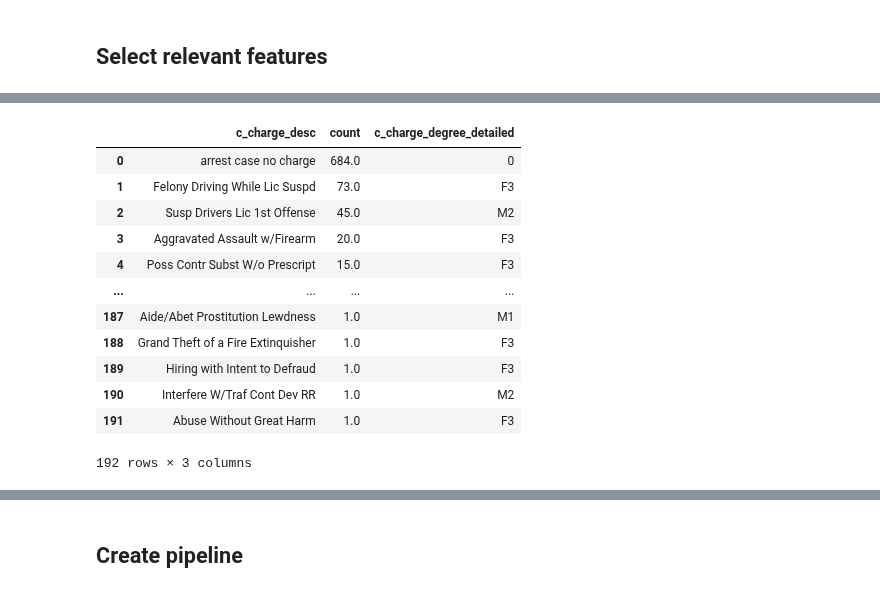
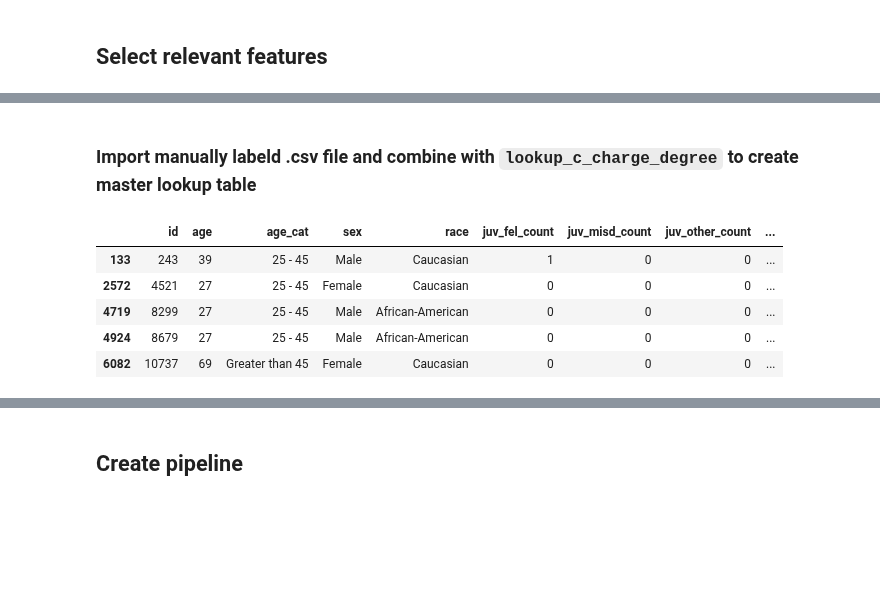
Before and after one commit to Heity94/Compas-recidivism-analysis, a Jupyter notebook: notebooks/Philipp/Logistic_Regression_Philipp.ipynb, the cells around one changed output, grey strips where cells are left out. Drawn from its saved outputs; the diff is of its cells as text; code cells hidden in the pictures; blank space fills up the shorter version.

```diff
--- a/notebooks/Philipp/Logistic_Regression_Philipp.ipynb
+++ b/notebooks/Philipp/Logistic_Regression_Philipp.ipynb
@@ -181,17 +211,5 @@ Index(['arrest case no charge', 'Felony Driving While Lic Suspd',
+# %% [markdown]
+### Import manually labeld .csv file and combine with `lookup_c_charge_degree` to create master lookup table
 # %%
 # import labeled data
-pd.read_csv("charges_labeled_c.csv")
+labeled_charges_man = pd.read_csv("charges_labeled_man.csv", index_col=0).set_index("c_charge_desc")[["c_charge_degree_detailed"]]
-# %% [output]
-|  | c_charge_desc | count | c_charge_degree_detailed |
-| 0 | arrest case no charge | 684.0 | 0 |
-| 1 | Felony Driving While Lic Suspd | 73.0 | F3 |
-| 2 | Susp Drivers Lic 1st Offense | 45.0 | M2 |
-| 3 | Aggravated Assault w/Firearm | 20.0 | F3 |
-| 4 | Poss Contr Subst W/o Prescript | 15.0 | F3 |
-| ... | ... | ... | ... |
-| 187 | Aide/Abet Prostitution Lewdness | 1.0 | M1 |
-| 188 | Grand Theft of a Fire Extinquisher | 1.0 | F3 |
-| 189 | Hiring with Intent to Defraud | 1.0 | F3 |
-| 190 | Interfere W/Traf Cont Dev RR | 1.0 | M2 |
-| 191 | Abuse Without Great Harm | 1.0 | F3 |
-192 rows × 3 columns
@@ -197,0 +222,16 @@ pd.read_csv("charges_labeled_c.csv")
+# %%
+# Load master lookup table
+labeled_charges_master = pd.read_csv("labeled_charges_master.csv", index_col="c_charge_desc")
+# %%
+# Map charge degree to all cases and store in new column "c_charge_degree_detailed"
+df_clean = df_clean.merge(labeled_charges_master, how="left", left_on="c_charge_desc", right_index=True)
+# %%
+#Check NaN values (values which did not have a c_charge_desc in the original dataset)
+df_clean[df_clean.c_charge_degree_detailed.isnull()]
+# %% [output]
+|  | id | age | age_cat | sex | race | juv_fel_count | juv_misd_count | juv_other_count | ... |
+| 133 | 243 | 39 | 25 - 45 | Male | Caucasian | 1 | 0 | 0 | ... |
+| 2572 | 4521 | 27 | 25 - 45 | Female | Caucasian | 0 | 0 | 0 | ... |
+| 4719 | 8299 | 27 | 25 - 45 | Male | African-American | 0 | 0 | 0 | ... |
+| 4924 | 8679 | 27 | 25 - 45 | Male | African-American | 0 | 0 | 0 | ... |
+| 6082 | 10737 | 69 | Greater than 45 | Female | Caucasian | 0 | 0 | 0 | ... |
```
Also changed, not shown: parts of 34 cells of this notebook, 5 other files.
